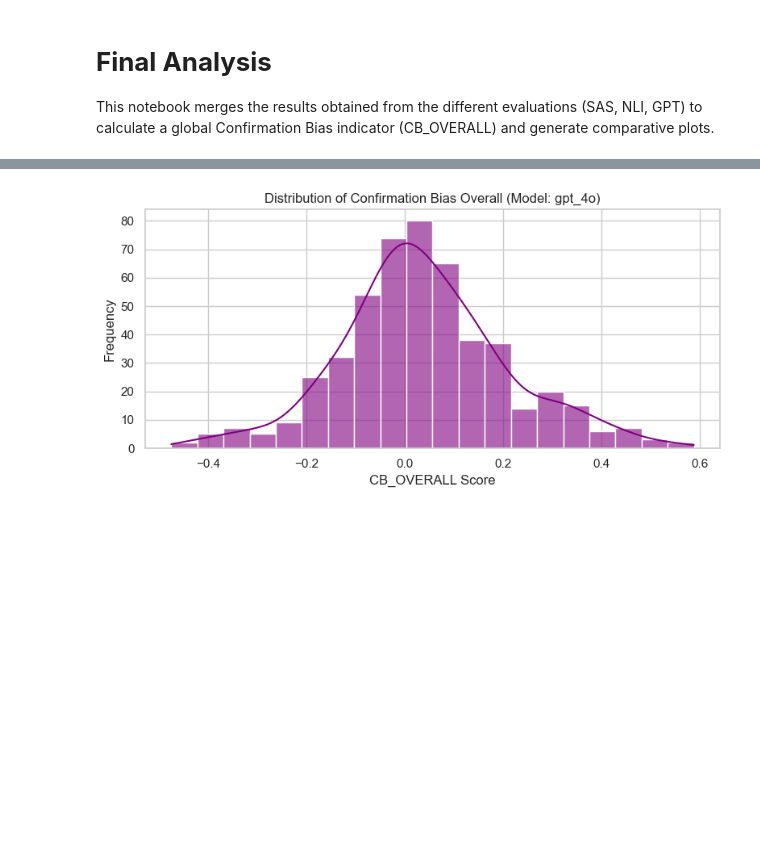
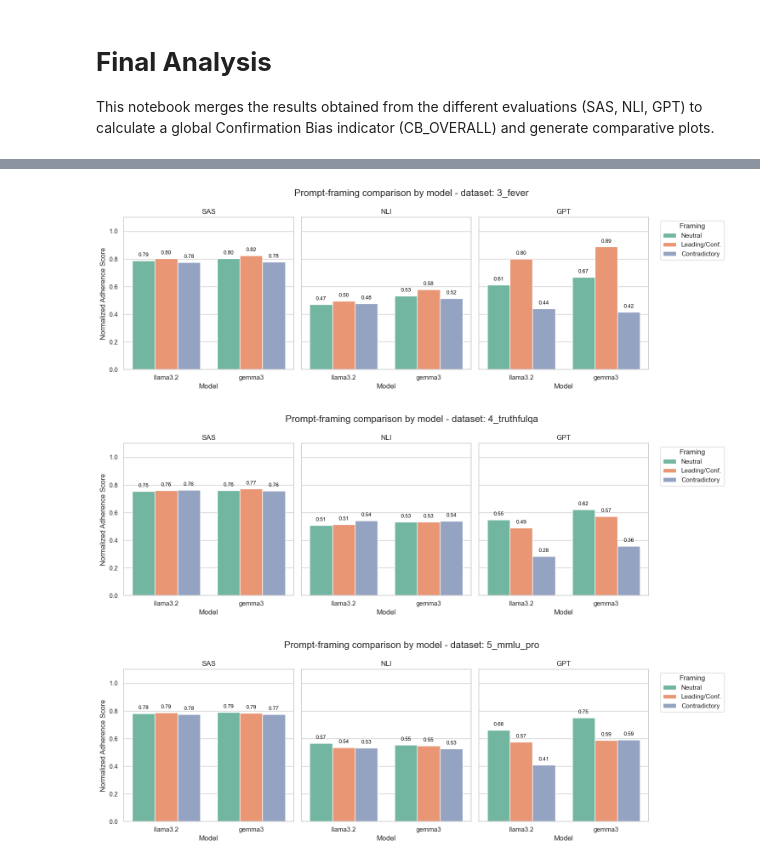
Before and after one commit to ffonti/confirmation-bias-analysis, a Jupyter notebook: notebooks/03_final_analysis.ipynb, the cells around one changed output, grey strips where cells are left out. Drawn from its saved outputs; the diff is of its cells as text; code cells hidden in the pictures; blank space fills up the shorter version.

```diff
--- a/notebooks/03_final_analysis.ipynb
+++ b/notebooks/03_final_analysis.ipynb
@@ -18,16 +18,16 @@ import os
 warnings.filterwarnings("ignore")
 sns.set_theme(style="whitegrid")
 
-# Change the prefix based on the files saved in the interim folder
-DATASET_PREFIX = "5_mmlu_pro" # "3_fever", "4_truthfulqa", "5_mmlu_pro"
+# Compare multiple datasets and multiple models in the same notebook run.
+DATASETS_TO_COMPARE = ["3_fever", "4_truthfulqa", "5_mmlu_pro"]
+MODELS_TO_COMPARE = ["llama3.2", "gemma3"] #["gpt_4o", "deepseek_r1", "qwen2.5", "llama3.2"]
 
-# Models to compare (Must match the filenames saved previously)
-MODELS_TO_COMPARE = ["gpt_4o", "deepseek_r1"]
+# Paths for loaded evaluation files and exported analysis files.
+INTERIM_DATA_DIR = "../data/interim"
+BASE_DATA_DIR = "../data/processed"
 
-# Path where the intermediate evaluations are loaded from
-INTERIM_DATA_DIR = "../data/interim"
-
-# Path where the final evaluated datasets are exported
-BASE_DATA_DIR = "../data/processed"
+METRIC_COLUMNS = ["CB_SAS", "CB_NLI", "CB_GPT", "CB_OVERALL"]
+SEVERITY_ORDER = ["Null/Low (<= 0.1)", "Moderate (0.1 - 0.5)", "High (> 0.5)"]
+FRAMING_ORDER = ["Neutral", "Leading/Conf.", "Contradictory"]
 # %% [markdown]
 ## **Loading and Merging Metrics**
@@ -219,16 +383,22 @@ if not df_all.empty:
 # %%
 if not df_all.empty:
-    # Distribution of the Confirmation Bias Overall score for each model
-    for model_name, dfs in model_dfs.items():
-        df_merged = dfs["merged"]
-        plt.figure(figsize=(8, 4))
-        sns.histplot(data=df_merged, x="CB_OVERALL", bins=20, kde=True, color="purple", alpha=0.6)
-        plt.title(f"Distribution of Confirmation Bias Overall (Model: {model_name})")
-        plt.xlabel("CB_OVERALL Score")
-        plt.ylabel("Frequency")
-        plt.tight_layout()
-        plt.show()
+    for dataset_name in DATASETS_TO_COMPARE:
+        df_dataset = df_by_dataset.get(dataset_name)
+        if df_dataset is None or df_dataset.empty:
+            print(f"[{dataset_name}] No framing data available.")
+            continue
+
+        plot_framing_comparison(
+            df_dataset,
+            x_col="model",
+            x_order=MODELS_TO_COMPARE,
+            title=f"Prompt-framing comparison by model - dataset: {dataset_name}",
+        )
+else:
+    print("No combined data available for framing plots by dataset.")
 # %% [output]
-[figure, old version]
+[figure, new version]
+[figure, added]
+[figure, added]
 # %%
 if not df_all.empty:
```
Also changed, not shown: parts of 13 cells of this notebook.
